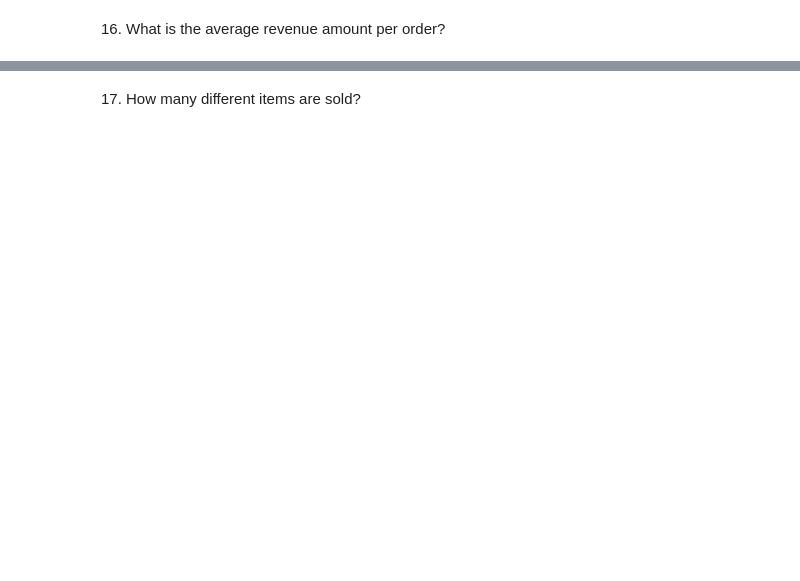
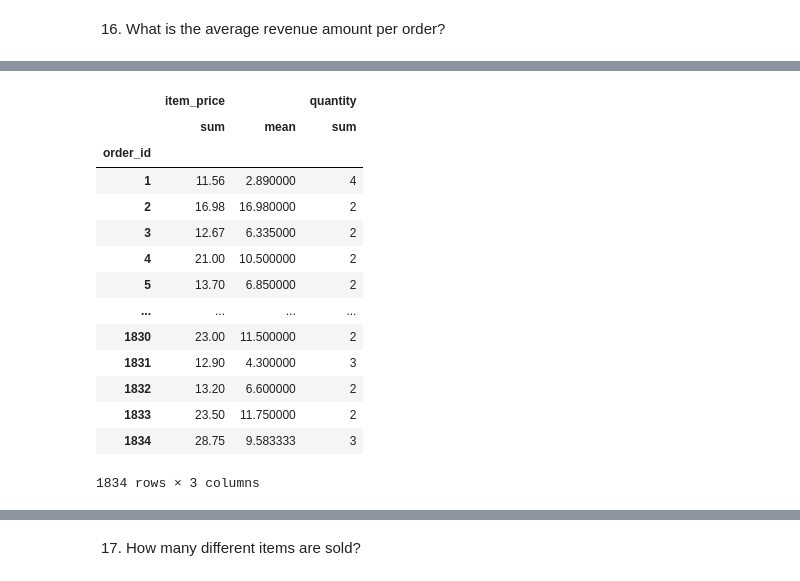
Before and after one commit to Jesenrique/CEIA_Analisis_de_datos, a Jupyter notebook: clase_1/practicas/AdA_02_Pandas_Basics.ipynb, the cells around one changed output, grey strips where cells are left out. Saved outputs shown, nothing was run; the diff lists cells and outputs as text; code cells hidden in the pictures; blank space fills up the shorter version.

```diff
--- a/clase_1/practicas/AdA_02_Pandas_Basics.ipynb
+++ b/clase_1/practicas/AdA_02_Pandas_Basics.ipynb
@@ -135,7 +136,7 @@ sum(list(pd["quantity"]))
 13. Turn the item price into a float
 # %%
 #con apply puedes aplicar una modificación sobre la columa y lambda recorre todos los datos
-pd["item_name"]=pd["item_name"].apply(lambda x: float(x[1:]))
+df["item_price"]=df["item_price"].apply(lambda x: float(x[1:]))
 
-pd.head(10)
+df.tail(10)
 # %% [output]
@@ -206,0 +190,20 @@ Name: order_id, Length: 1834, dtype: int64
+# %%
+#16. ¿Cuál es la cantidad de ingresos promedio por pedido?
+
+df.groupby("order_id").agg({"item_price":["sum","mean"],"quantity":"sum"})
+# %% [output]
+|  | item_price |  | quantity |
+|  | sum | mean | sum |
+| order_id |  |  |  |
+| 1 | 11.56 | 2.890000 | 4 |
+| 2 | 16.98 | 16.980000 | 2 |
+| 3 | 12.67 | 6.335000 | 2 |
+| 4 | 21.00 | 10.500000 | 2 |
+| 5 | 13.70 | 6.850000 | 2 |
+| ... | ... | ... | ... |
+| 1830 | 23.00 | 11.500000 | 2 |
+| 1831 | 12.90 | 4.300000 | 3 |
+| 1832 | 13.20 | 6.600000 | 2 |
+| 1833 | 23.50 | 11.750000 | 2 |
+| 1834 | 28.75 | 9.583333 | 3 |
+1834 rows × 3 columns
```
Also changed, not shown: parts of 20 cells of this notebook, 1 other file.
